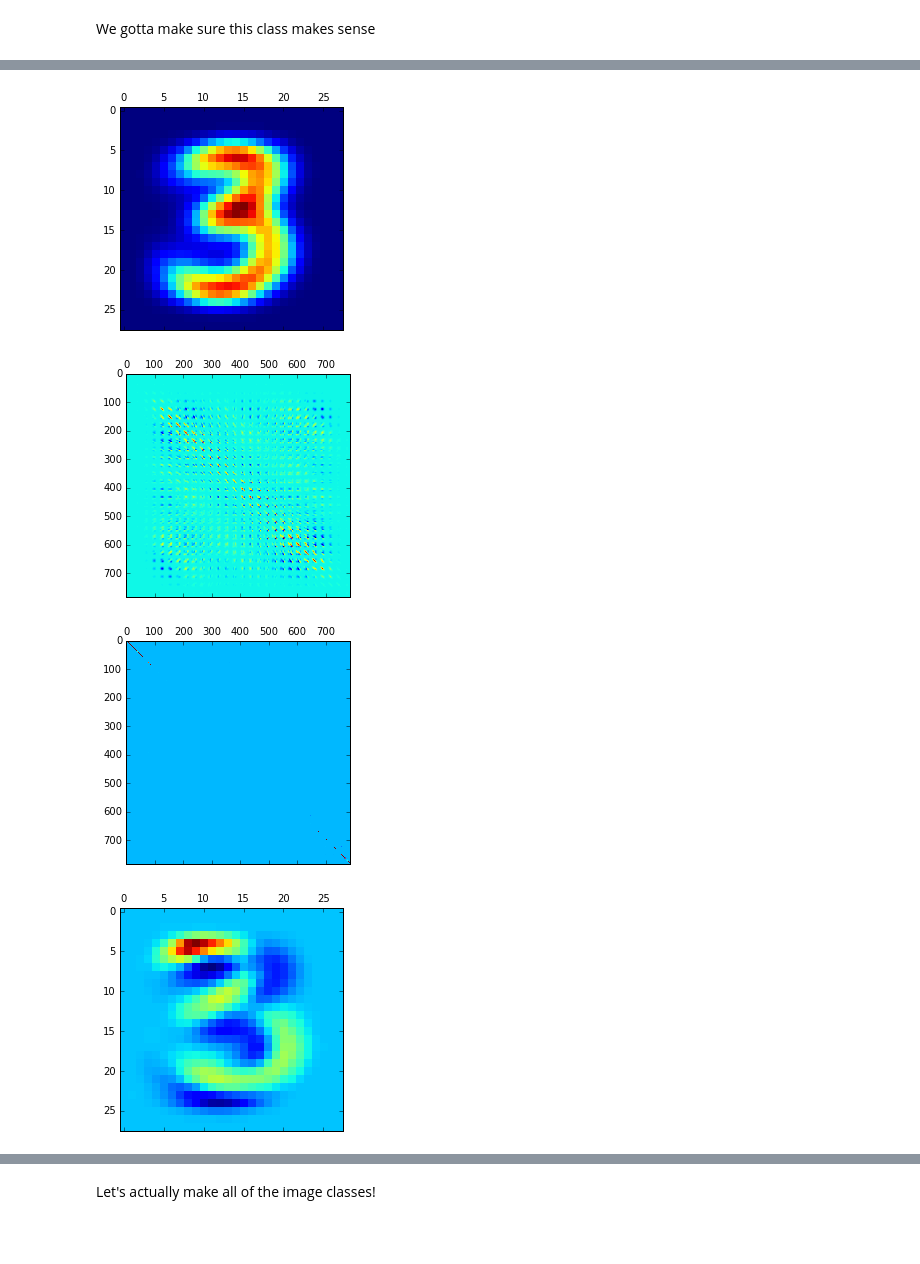
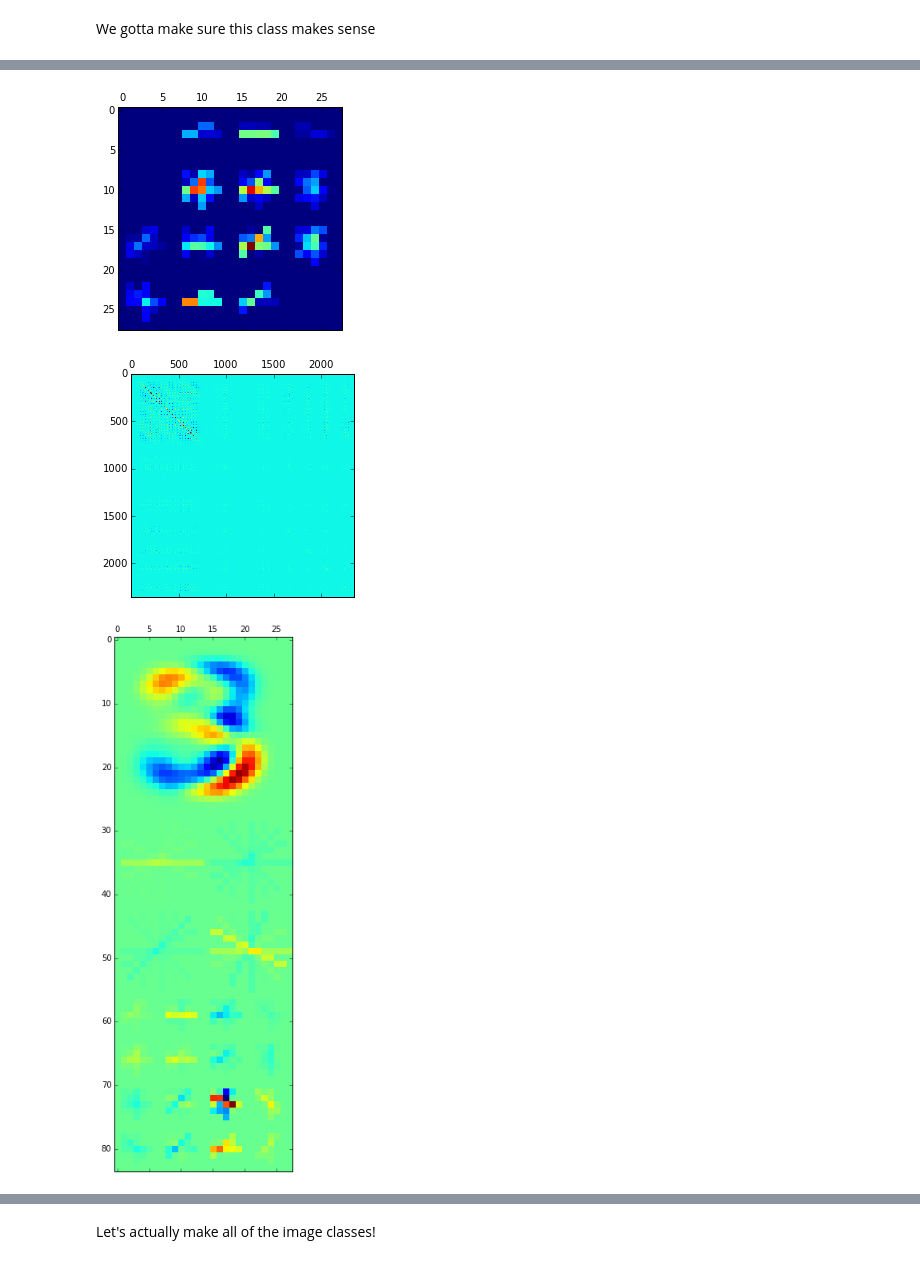
Before and after one commit to MadcowD/cs189, a Jupyter notebook: hw3/Homework 3!.ipynb, the cells around one changed output, grey strips where cells are left out. Drawn from its saved outputs; the diff is of its cells as text; code cells hidden in the pictures; blank space fills up the shorter version.

Commit message:
Finishing CSV work on kaglle images and committing new work for Homework 3.

```diff
--- a/hw3/Homework 3!.ipynb
+++ b/hw3/Homework 3!.ipynb
@@ -62,35 +90,29 @@ class dataclass:
         self.prior = len(ids_classc)/len(labels)
 
         #Let's make sure we can invert the covariance matrix using a bincary searach.
-        self.cov = perturb_eig(singcov, 0.0000001)
+        self.cov = singcov
 
-        #make sure to get the inverted precision matrix
-        self.prec = np.linalg.inv(self.cov)
+        self.gaussian = multivariate_normal(self.mean, self.cov, True)
+        self.covall = None
 
-        sign, precd = np.linalg.slogdet(self.prec)
-        print(precd)
-        self.precdet = precd
-
-    def lda(self, precall, x):
-        wx = np.dot(self.mean,np.dot(precall, x))
-        alpha = 0.5* np.dot(self.mean, np.dot(precall, self.mean)) + np.log(self.prior)
-        return wx + alpha
+    def lda(self, covall, x):
+        if self.covall is covall:
+            return self.ldagaussian.logpdf(x) + self.prior
+        else:
+            self.covall =covall
+            self.ldagaussian = multivariate_normal(self.mean, covall, True)
+            return self.ldagaussian.logpdf(x) + self.prior
 
     def qda(self, x):
-        dist = x - self.mean
-        quad = np.dot(dist, np.dot(self.prec, dist))
-        return quad -0.5*self.precdet + np.log(self.prior)
+        return self.gaussian.pdf(x)*self.prior
 # %% [markdown]
 We gotta make sure this class makes sense
 # %%
-a = dataclass(image_train_data, image_train_label, 3.0,1)
+a = dataclass(image_train_data, image_train_label, 3.0, 0.1)
 
-plt.matshow(a.data[10].reshape((28,28)))
-plt.matshow(a.mean.reshape((28,28)))
+plt.matshow(a.data[0][0:28*28].reshape(28,28))
+plt.matshow(a.data[0][28*28*2:].reshape(28,28))
 plt.matshow(a.cov)
-plt.matshow(a.prec)
-plt.matshow(a.cov[120].reshape((28,28)))
-plt.matshow(a.cov[160].reshape((28,28)))
 
-print(a.cov)
+plt.matshow(a.cov[1333,:].reshape(56+28,28))
 # %% [output]
@@ -112,4 +121,3 @@ print(a.cov)
-[figure, old version]
+[figure, new version]
-[figure, old version]
+[figure, new version]
-[figure, old version]
+[figure, new version]
-[figure, removed]
```
Also changed, not shown: parts of 25 cells of this notebook, 3 other files.
